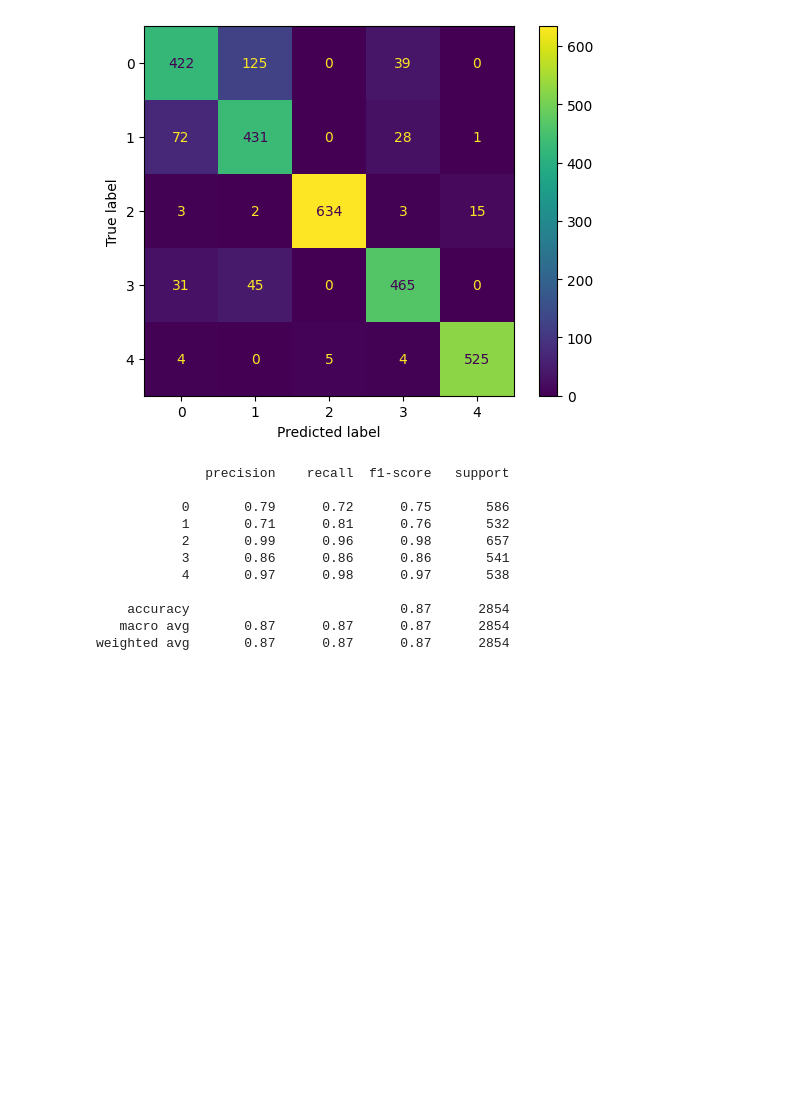
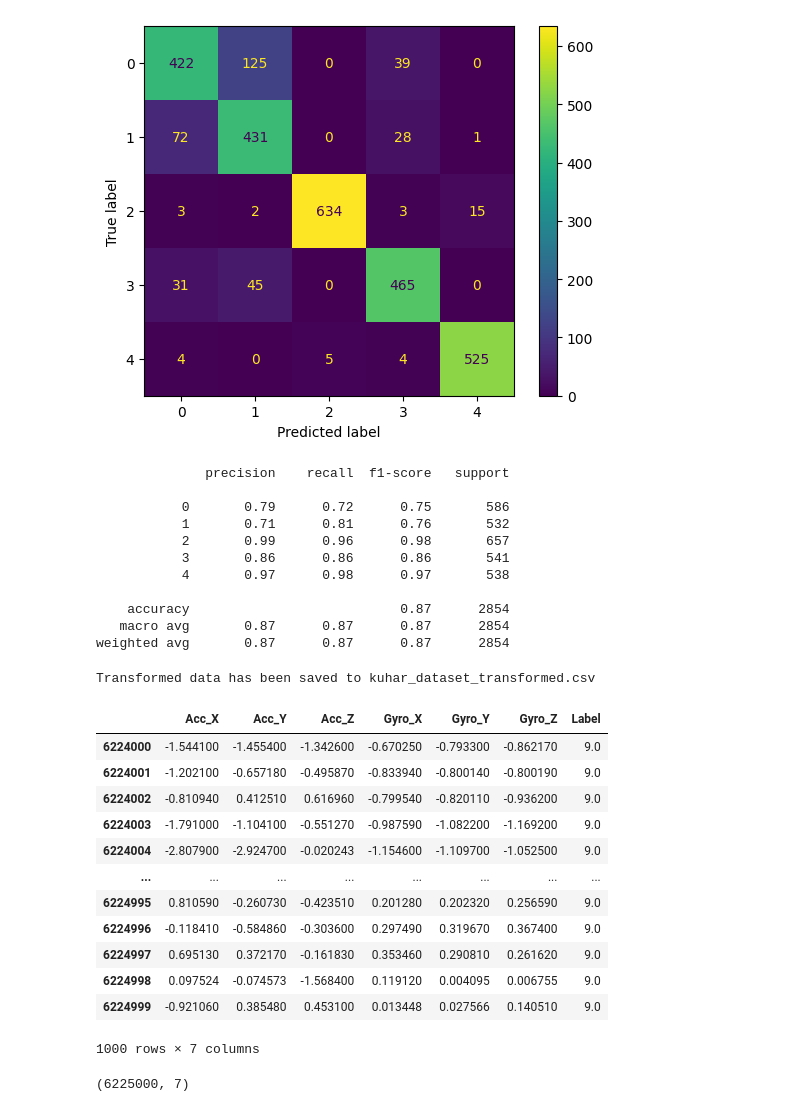
Before and after one commit to cris33rj/LSTM_giroscopio_acelerometro, a Jupyter notebook: Code/DataPrep/KUHAR_no_sliding window_ATTENTION_LSTM.ipynb, the cells around one changed output. Cells and saved outputs as stored; diff of their text form; code cells hidden in the pictures; blank space fills up the shorter version.

```diff
--- a/Code/DataPrep/KUHAR_no_sliding window_ATTENTION_LSTM.ipynb
+++ b/Code/DataPrep/KUHAR_no_sliding window_ATTENTION_LSTM.ipynb
@@ -513,3 +511,58 @@ print(segments_test)
+# %%
+# Updated transformation function to include saving the result to a CSV file
+def transform_dataframe_corrected_with_save(original_df, output_file_path):
+    # Step 1: Remove columns 1801 and 1802
+    reduced_df = original_df.drop(columns=[1801, 1802])
+
+    # Step 2: Create a new DataFrame with 6 columns and a label column
+    new_columns = ['Acc_X', 'Acc_Y', 'Acc_Z', 'Gyro_X', 'Gyro_Y', 'Gyro_Z', 'Label']
+    transformed_data = []  # Use a list to collect data for better performance
+
+    # Step 3: Process each row in the original DataFrame
+    for index, row in reduced_df.iterrows():
+        class_id = row[1800]  # Get the class ID
+        for i in range(0, 900, 300):  # Iterate over the 3 segments of accelerometer columns
+            for j in range(0, 300, 3):  # Get chunks of 3 data points
+                acc_x, acc_y, acc_z = row[i + j], row[i + j + 1], row[i + j + 2]
+                gyro_x, gyro_y, gyro_z = row[900 + i + j], row[900 + i + j + 1], row[900 + i + j + 2]
+                # Append the new row as a list
+                transformed_data.append([acc_x, acc_y, acc_z, gyro_x, gyro_y, gyro_z, class_id])
+
+    # Convert the collected data into a DataFrame
+    transformed_df = pd.DataFrame(transformed_data, columns=new_columns)
+
+    # Save to a CSV file
+    transformed_df.to_csv(output_file_path, index=False)
+    print(f"Transformed data has been saved to {output_file_path}")
+
+    return transformed_df
+
+# Example usage (assuming you have the original_df loaded):
+# transformed_df = transform_dataframe_corrected_with_save(original_df, "transformed_data.csv")
+# %%
+transformed_df = transform_dataframe_corrected_with_save(data,"kuhar_dataset_transformed.csv")
+# %% [output]
+Transformed data has been saved to kuhar_dataset_transformed.csv
+# %%
+transformed_df.tail(1000)
+# %% [output]
+|  | Acc_X | Acc_Y | Acc_Z | Gyro_X | Gyro_Y | Gyro_Z | Label |
+| 6224000 | -1.544100 | -1.455400 | -1.342600 | -0.670250 | -0.793300 | -0.862170 | 9.0 |
+| 6224001 | -1.202100 | -0.657180 | -0.495870 | -0.833940 | -0.800140 | -0.800190 | 9.0 |
+| 6224002 | -0.810940 | 0.412510 | 0.616960 | -0.799540 | -0.820110 | -0.936200 | 9.0 |
+| 6224003 | -1.791000 | -1.104100 | -0.551270 | -0.987590 | -1.082200 | -1.169200 | 9.0 |
+| 6224004 | -2.807900 | -2.924700 | -0.020243 | -1.154600 | -1.109700 | -1.052500 | 9.0 |
+| ... | ... | ... | ... | ... | ... | ... | ... |
+| 6224995 | 0.810590 | -0.260730 | -0.423510 | 0.201280 | 0.202320 | 0.256590 | 9.0 |
+| 6224996 | -0.118410 | -0.584860 | -0.303600 | 0.297490 | 0.319670 | 0.367400 | 9.0 |
+| 6224997 | 0.695130 | 0.372170 | -0.161830 | 0.353460 | 0.290810 | 0.261620 | 9.0 |
+| 6224998 | 0.097524 | -0.074573 | -1.568400 | 0.119120 | 0.004095 | 0.006755 | 9.0 |
+| 6224999 | -0.921060 | 0.385480 | 0.453100 | 0.013448 | 0.027566 | 0.140510 | 9.0 |
+1000 rows × 7 columns
+# %%
+transformed_df.shape
+# %% [output]
+(6225000, 7)
 # %%
 print(labels_test_categorical.shape)
 # %%
```
Also changed, not shown: parts of 1 cell of this notebook, 13 other files.
